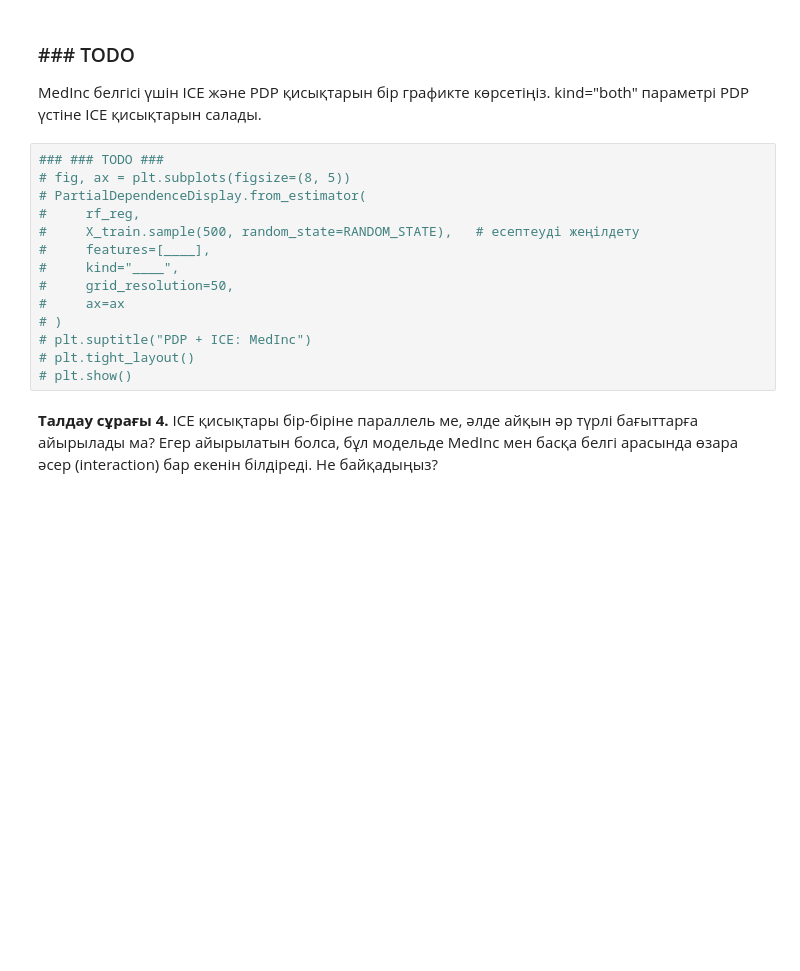
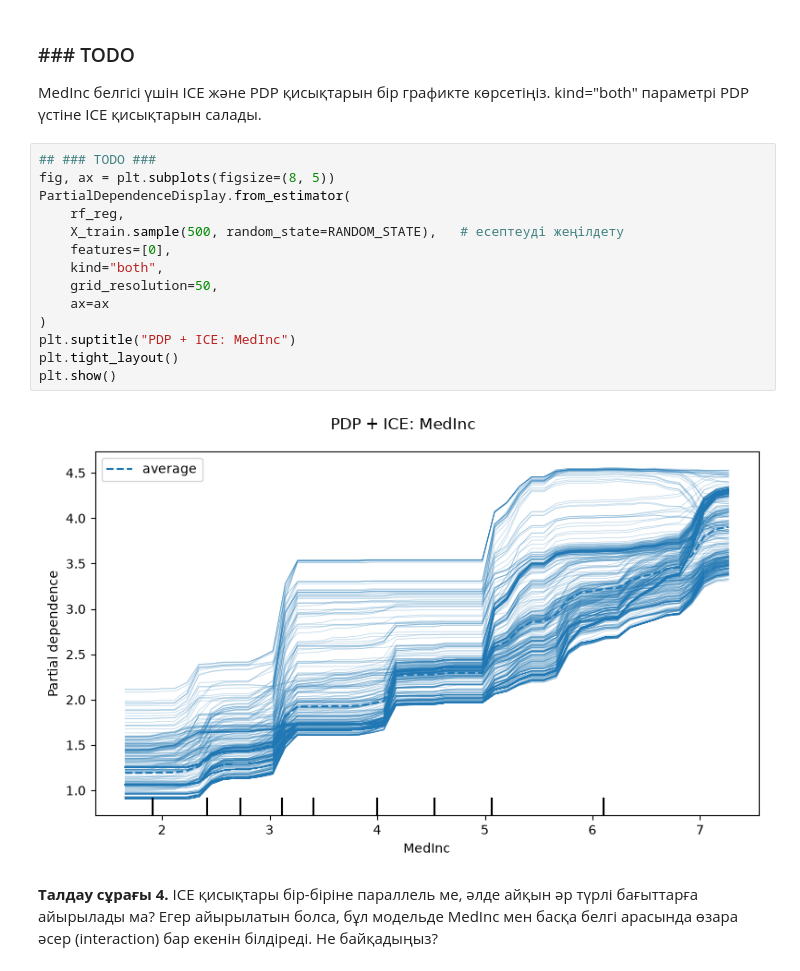
Before and after one commit to beksultann-GQ/Bexs_work, a Jupyter notebook: 03_lime_pdp.ipynb, the cells around one changed output. Saved outputs shown, nothing was run; the diff lists cells and outputs as text; blank space fills up the shorter version.

```diff
--- a/03_lime_pdp.ipynb
+++ b/03_lime_pdp.ipynb
@@ -234,19 +294,21 @@ PDP тек орташа әсерді көрсетеді. Кейде әр жек
 
 MedInc белгісі үшін ICE және PDP қисықтарын бір графикте көрсетіңіз. kind="both" параметрі PDP үстіне ICE қисықтарын салады.
 # %%
-### ### TODO ###
-# fig, ax = plt.subplots(figsize=(8, 5))
-# PartialDependenceDisplay.from_estimator(
-#     rf_reg,
-#     X_train.sample(500, random_state=RANDOM_STATE),   # есептеуді жеңілдету
-#     features=[____],
-#     kind="____",
-#     grid_resolution=50,
-#     ax=ax
-# )
-# plt.suptitle("PDP + ICE: MedInc")
-# plt.tight_layout()
-# plt.show()
+## ### TODO ###
+fig, ax = plt.subplots(figsize=(8, 5))
+PartialDependenceDisplay.from_estimator(
+    rf_reg,
+    X_train.sample(500, random_state=RANDOM_STATE),   # есептеуді жеңілдету
+    features=[0],
+    kind="both",
+    grid_resolution=50,
+    ax=ax
+)
+plt.suptitle("PDP + ICE: MedInc")
+plt.tight_layout()
+plt.show()
+# %% [output]
+[figure, added]
 # %% [markdown]
 **Талдау сұрағы 4.** ICE қисықтары бір-біріне параллель ме, әлде айқын әр түрлі бағыттарға айырылады ма? Егер айырылатын болса, бұл модельде MedInc мен басқа белгі арасында өзара әсер (interaction) бар екенін білдіреді. Не байқадыңыз?
 # %% [markdown]
```
Also changed, not shown: parts of 12 cells of this notebook.
